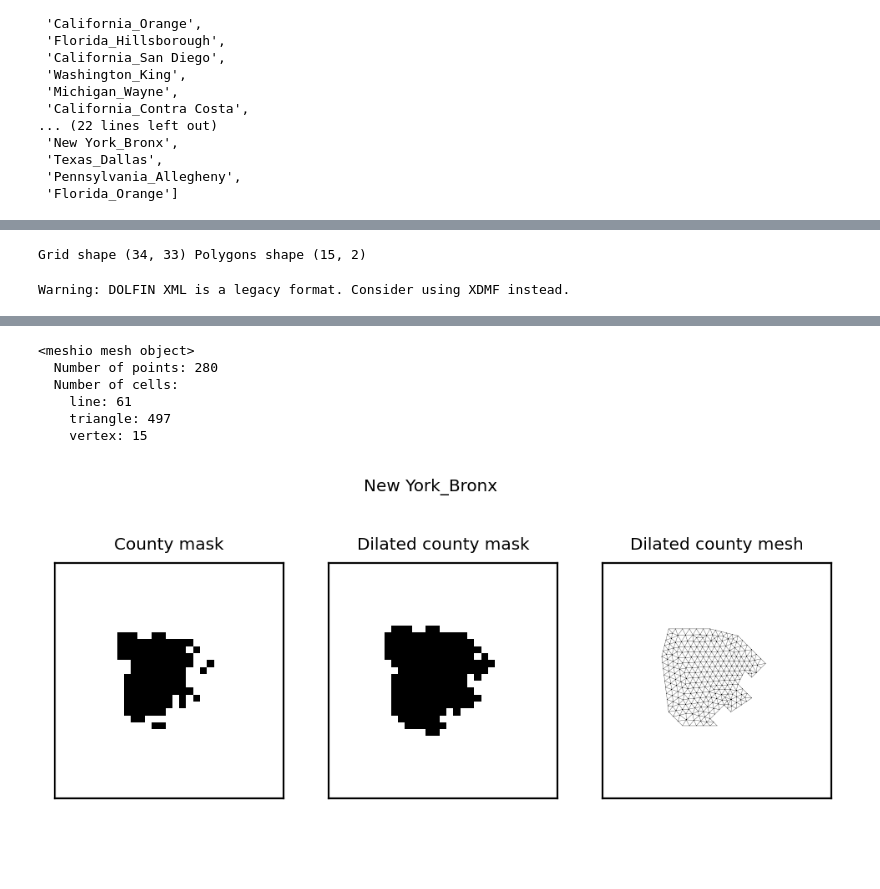
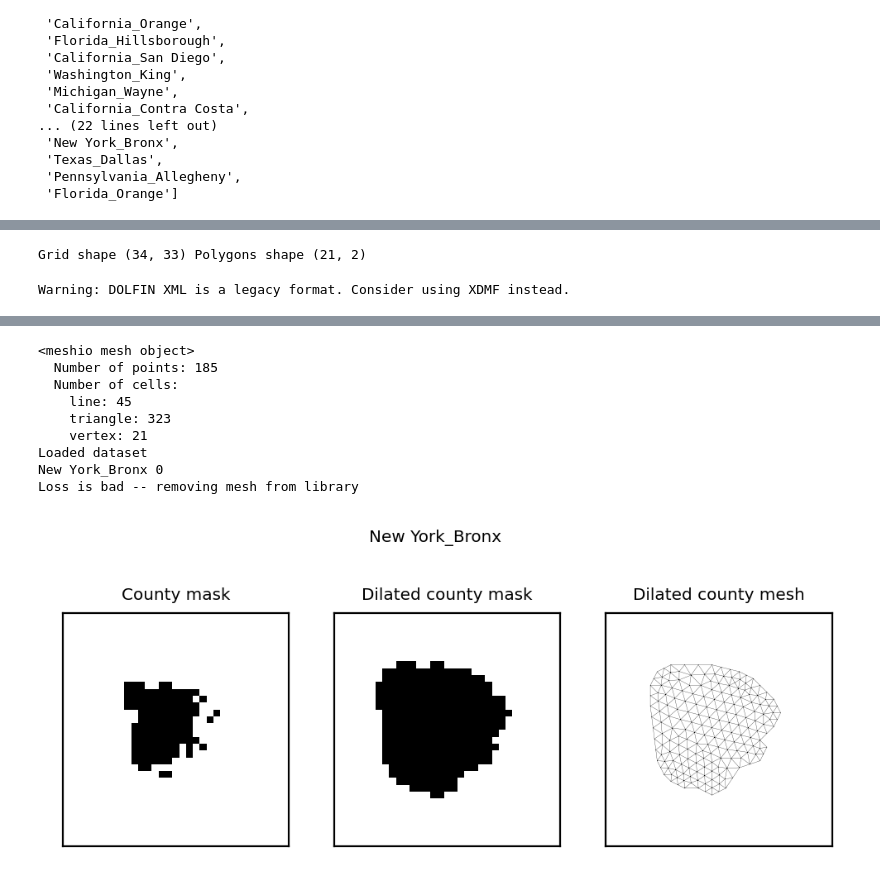
Before and after one commit to jcolen/sociohydro, a Jupyter notebook: decennial/MakeMeshes.ipynb, the cells around one changed output, grey strips where cells are left out. Cells and saved outputs as stored; diff of their text form; code cells hidden in the pictures; blank space fills up the shorter version.

```diff
--- a/decennial/MakeMeshes.ipynb
+++ b/decennial/MakeMeshes.ipynb
@@ -15,6 +15,11 @@ np.set_printoptions(precision=2, suppress=False)
 import cv2
 import pygmsh
 import os
+
+from census_pbnn import *
+from census_dataset import *
+import torch
+device = torch.device('cuda:0')
 
 plt.rcParams['font.size'] = 6
 from skimage.morphology import erosion, dilation, disk
@@ -91,6 +96,29 @@ def make_mesh(county, eps=1e-3, mesh_size=5, dilate=4, spatial_scale=1e3):
 
     fig.suptitle(county)
 
+    # Sometimes the mesh is so wonky we can't run a training step
+    # Make sure to remove those from the library
+    try:
+        dataset = CensusDataset(county)
+        print('Loaded dataset', flush=True)
+        model = CensusPBNN().to(device)
+
+        sample = dataset[0]
+        sample['wb0'] = sample['wb0'].to(device)
+        loss = model.training_step(sample)[1]
+
+        if np.isnan(loss):
+            print('Loss is bad -- removing mesh from library')
+            os.remove(f'{data_dir}/meshes/{county}.xml')
+            os.remove(f'{data_dir}/meshes/{county}_dilated_mask.npy')
+        else:
+            print('Mesh is alright')
+    except Exception as e:
+        print(e)
+        print('Removing mesh from library')
+        os.remove(f'{data_dir}/meshes/{county}.xml')
+        os.remove(f'{data_dir}/meshes/{county}_dilated_mask.npy')
+
 make_mesh('Illinois_Cook')
 # %% [output]
 Grid shape (169, 150) Polygons shape (51, 2)
@@ -392,5 +495,5 @@ Warning: DOLFIN XML can only handle one cell type at a time. Using triangle, dis
 # %%
-make_mesh('New York_Bronx', dilate=1, mesh_size=1)
+make_mesh('New York_Bronx', dilate=3, mesh_size=2)
 # %% [output]
-Grid shape (34, 33) Polygons shape (15, 2)
+Grid shape (34, 33) Polygons shape (21, 2)
 Warning: DOLFIN XML is a legacy format. Consider using XDMF instead.
@@ -398,8 +501,11 @@ Warning: DOLFIN XML can only handle one cell type at a time. Using triangle, dis
 <meshio mesh object>
-  Number of points: 280
+  Number of points: 185
   Number of cells:
-    line: 61
-    triangle: 497
-    vertex: 15
+    line: 45
+    triangle: 323
+    vertex: 21
+Loaded dataset
+New York_Bronx 0
+Loss is bad -- removing mesh from library
-[figure, old version]
+[figure, new version]
 # %%
```
Also changed, not shown: parts of 40 cells of this notebook, 18 other files.
